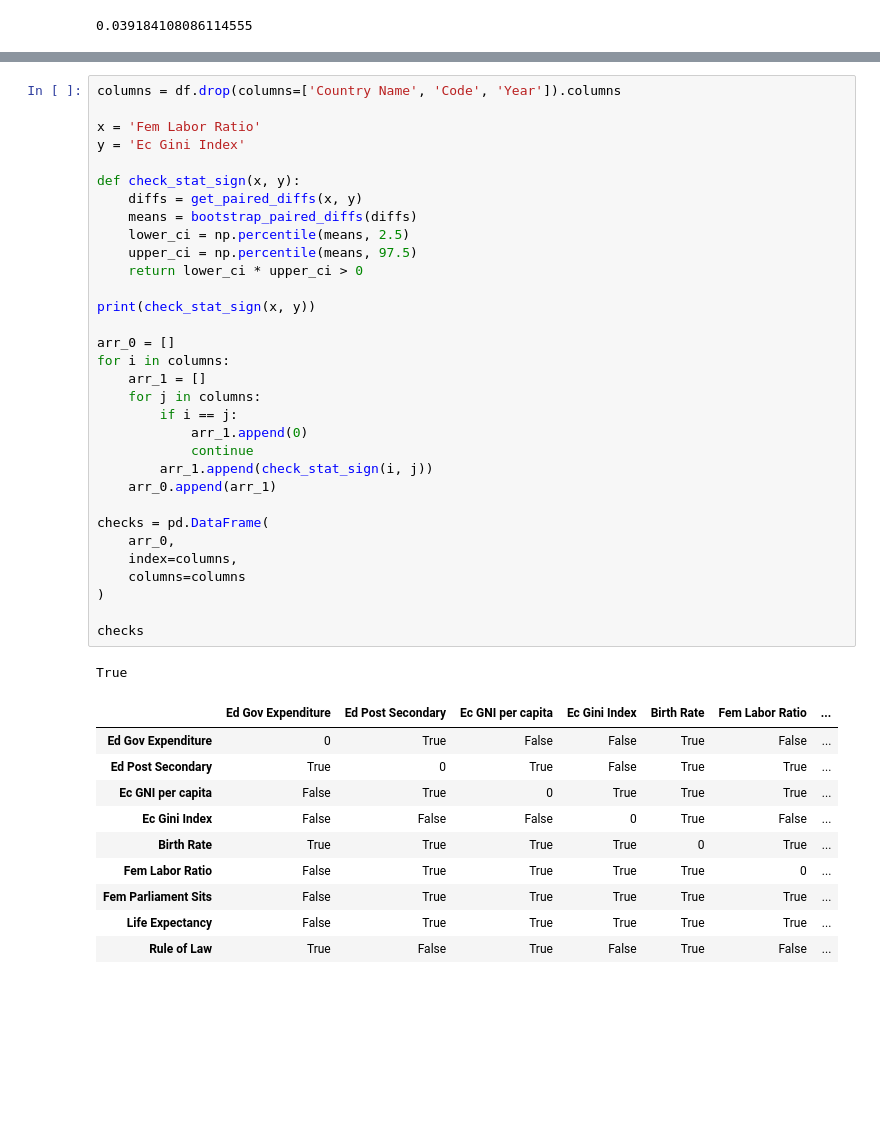
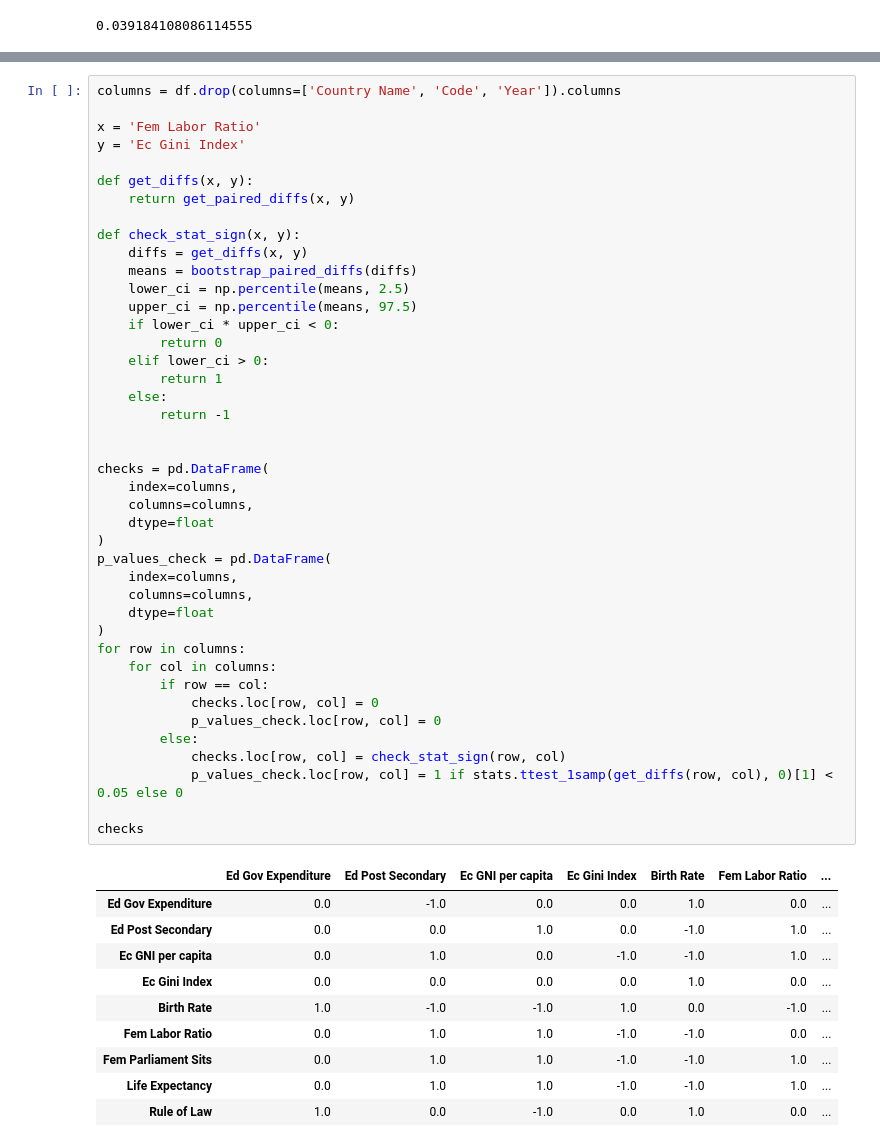
Before and after one commit to Dmither/SocialIndicators, a Jupyter notebook: 2_correlation_analisys.ipynb, the cells around one changed output, grey strips where cells are left out. Cells and saved outputs as stored; diff of their text form; blank space fills up the shorter version.

Commit message:
all metrics stat analysis

```diff
--- a/2_correlation_analisys.ipynb
+++ b/2_correlation_analisys.ipynb
@@ -123,44 +132,53 @@ plt.show(ax)
 # %%
 columns = df.drop(columns=['Country Name', 'Code', 'Year']).columns
 
 x = 'Fem Labor Ratio'
 y = 'Ec Gini Index'
 
+def get_diffs(x, y):
+    return get_paired_diffs(x, y)
+
 def check_stat_sign(x, y):
-    diffs = get_paired_diffs(x, y)
+    diffs = get_diffs(x, y)
     means = bootstrap_paired_diffs(diffs)
     lower_ci = np.percentile(means, 2.5)
     upper_ci = np.percentile(means, 97.5)
-    return lower_ci * upper_ci > 0
+    if lower_ci * upper_ci < 0:
+        return 0
+    elif lower_ci > 0:
+        return 1
+    else:
+        return -1
 
-print(check_stat_sign(x, y))
-
-arr_0 = []
-for i in columns:
-    arr_1 = []
-    for j in columns:
-        if i == j:
-            arr_1.append(0)
-            continue
-        arr_1.append(check_stat_sign(i, j))
-    arr_0.append(arr_1)
 
 checks = pd.DataFrame(
-    arr_0,
     index=columns,
-    columns=columns
+    columns=columns,
+    dtype=float
 )
+p_values_check = pd.DataFrame(
+    index=columns,
+    columns=columns,
+    dtype=float
+)
+for row in columns:
+    for col in columns:
+        if row == col:
+            checks.loc[row, col] = 0
+            p_values_check.loc[row, col] = 0
+        else:
+            checks.loc[row, col] = check_stat_sign(row, col)
+            p_values_check.loc[row, col] = 1 if stats.ttest_1samp(get_diffs(row, col), 0)[1] < 0.05 else 0
 
 checks
 # %% [output]
-True
 |  | Ed Gov Expenditure | Ed Post Secondary | Ec GNI per capita | Ec Gini Index | Birth Rate | Fem Labor Ratio | ... |
-| Ed Gov Expenditure | 0 | True | False | False | True | False | ... |
-| Ed Post Secondary | True | 0 | True | False | True | True | ... |
-| Ec GNI per capita | False | True | 0 | True | True | True | ... |
-| Ec Gini Index | False | False | False | 0 | True | False | ... |
-| Birth Rate | True | True | True | True | 0 | True | ... |
-| Fem Labor Ratio | False | True | True | True | True | 0 | ... |
-| Fem Parliament Sits | False | True | True | True | True | True | ... |
-| Life Expectancy | False | True | True | True | True | True | ... |
-| Rule of Law | True | False | True | False | True | False | ... |
+| Ed Gov Expenditure | 0.0 | -1.0 | 0.0 | 0.0 | 1.0 | 0.0 | ... |
+| Ed Post Secondary | 0.0 | 0.0 | 1.0 | 0.0 | -1.0 | 1.0 | ... |
+| Ec GNI per capita | 0.0 | 1.0 | 0.0 | -1.0 | -1.0 | 1.0 | ... |
+| Ec Gini Index | 0.0 | 0.0 | 0.0 | 0.0 | 1.0 | 0.0 | ... |
+| Birth Rate | 1.0 | -1.0 | -1.0 | 1.0 | 0.0 | -1.0 | ... |
+| Fem Labor Ratio | 0.0 | 1.0 | 1.0 | -1.0 | -1.0 | 0.0 | ... |
+| Fem Parliament Sits | 0.0 | 1.0 | 1.0 | -1.0 | -1.0 | 1.0 | ... |
+| Life Expectancy | 0.0 | 1.0 | 1.0 | -1.0 | -1.0 | 1.0 | ... |
+| Rule of Law | 1.0 | 0.0 | -1.0 | 0.0 | 1.0 | 0.0 | ... |
```
Also changed, not shown: parts of 16 cells of this notebook.
